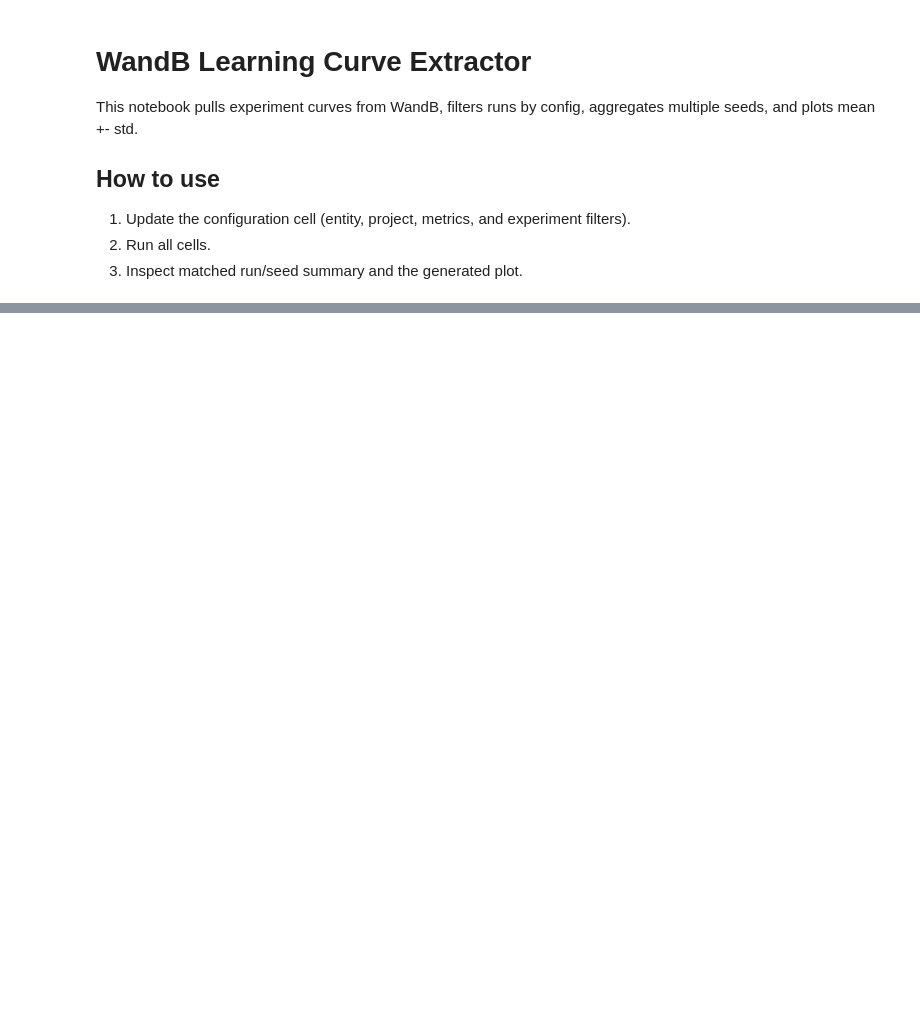
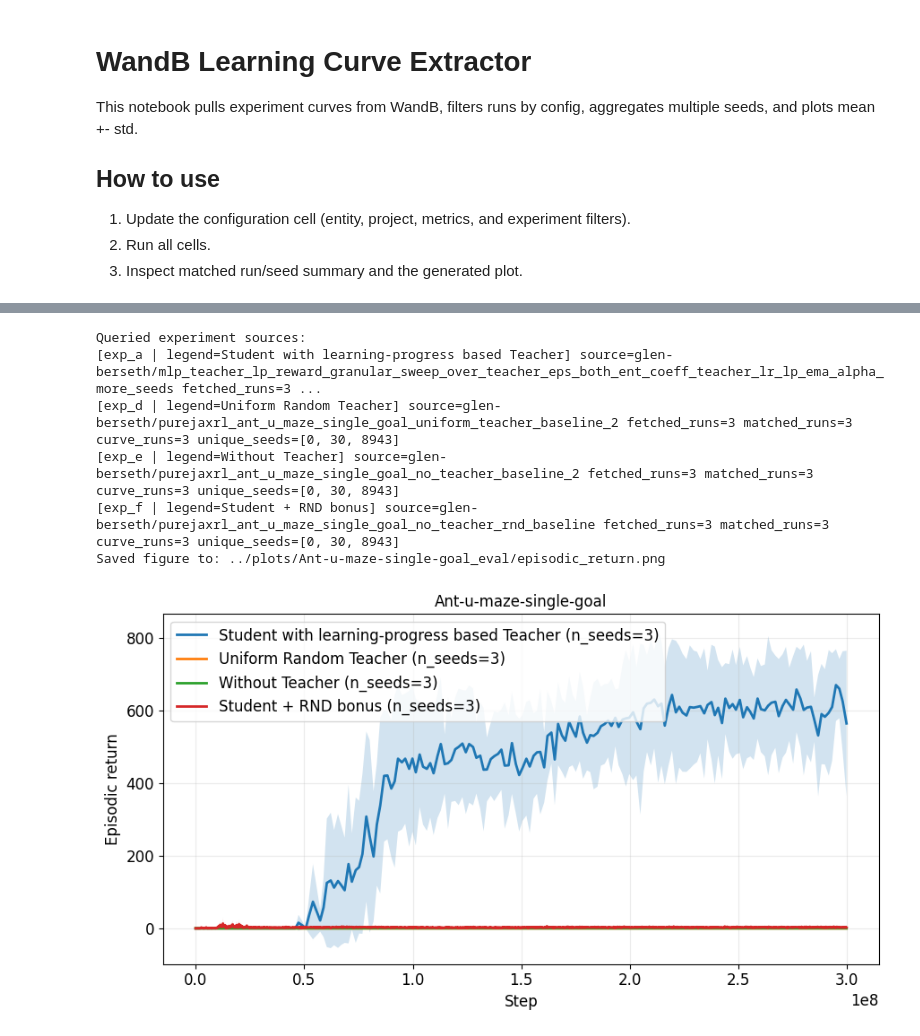
Before and after one commit to FaisalAhmed0/empowerment_agent_assistance_ppo, a Jupyter notebook: examples/wandb_learning_curve_extractor.ipynb, the cells around one changed output, grey strips where cells are left out. Drawn from its saved outputs; the diff is of its cells as text; code cells hidden in the pictures; blank space fills up the shorter version.

```diff
--- a/examples/wandb_learning_curve_extractor.ipynb
+++ b/examples/wandb_learning_curve_extractor.ipynb
@@ -509,38 +490,41 @@ plt.rcParams.update(
         "ytick.labelsize": FONT_SIZE,
     }
 )
 plt.figure(figsize=FIGSIZE)
 for exp_name, exp_legend, agg, _ in plot_payloads:
     label = exp_legend
     x = agg["x"]
     mean = agg["mean"]
     std = agg["std"]
     n_seeds = int(agg["num_seeds"][0])
-    # if n_seeds > 0:
-    #     label = f"{exp_legend} (n_seeds={n_seeds})"
+    if n_seeds > 0:
+        label = f"{exp_legend} (n_seeds={n_seeds})"
     plt.plot(x, mean, label=label, linewidth=LINEWIDTH)
     plt.fill_between(x, mean - std, mean + std, alpha=SHADE_ALPHA)
 
 plt.title(PLOT_TITLE)
 plt.xlabel(X_LABEL)
 plt.ylabel(Y_LABEL)
-n_curves = len(plot_payloads)
-if LEGEND_NCOL is None:
-    legend_ncol = max(1, int(np.ceil(n_curves / max(1, LEGEND_NROW))))
-else:
-    legend_ncol = LEGEND_NCOL
-plt.legend(loc=LEGEND_LOC, bbox_to_anchor=LEGEND_BBOX, ncol=legend_ncol)
+plt.legend(loc=LEGEND_LOC)
 plt.grid(alpha=0.25)
 plt.tight_layout()
 
 SAVE_PATH=f"../plots/{PLOT_TITLE}_{Y_METRIC}.png"
 SAVE_PATH_PDF=f"../plots/{PLOT_TITLE}_{Y_METRIC}.pdf"
 
 if SAVE_PATH:
     import os
     os.makedirs(os.path.dirname(SAVE_PATH), exist_ok=True)
     plt.savefig(SAVE_PATH, dpi=200, bbox_inches="tight")
     plt.savefig(SAVE_PATH_PDF, dpi=200, bbox_inches="tight")
     print(f"Saved figure to: {SAVE_PATH}")
 
 plt.show()
+# %% [output]
+Queried experiment sources:
+[exp_a | legend=Student with learning-progress based Teacher] source=glen-berseth/mlp_teacher_lp_reward_granular_sweep_over_teacher_eps_both_ent_coeff_teacher_lr_lp_ema_alpha_more_seeds fetched_runs=3 ...
+[exp_d | legend=Uniform Random Teacher] source=glen-berseth/purejaxrl_ant_u_maze_single_goal_uniform_teacher_baseline_2 fetched_runs=3 matched_runs=3 curve_runs=3 unique_seeds=[0, 30, 8943]
+[exp_e | legend=Without Teacher] source=glen-berseth/purejaxrl_ant_u_maze_single_goal_no_teacher_baseline_2 fetched_runs=3 matched_runs=3 curve_runs=3 unique_seeds=[0, 30, 8943]
+[exp_f | legend=Student + RND bonus] source=glen-berseth/purejaxrl_ant_u_maze_single_goal_no_teacher_rnd_baseline fetched_runs=3 matched_runs=3 curve_runs=3 unique_seeds=[0, 30, 8943]
+Saved figure to: ../plots/Ant-u-maze-single-goal_eval/episodic_return.png
+[figure, added]
```
Also changed, not shown: parts of 2 cells of this notebook, 12 other files.
